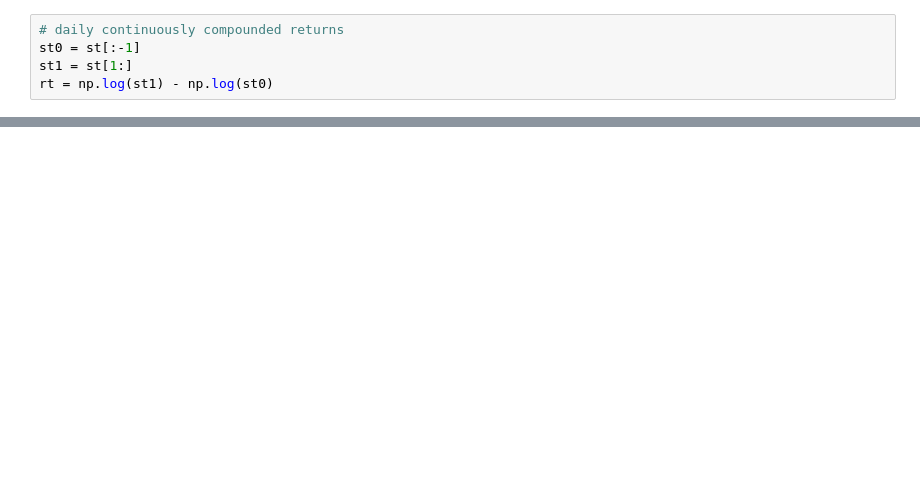
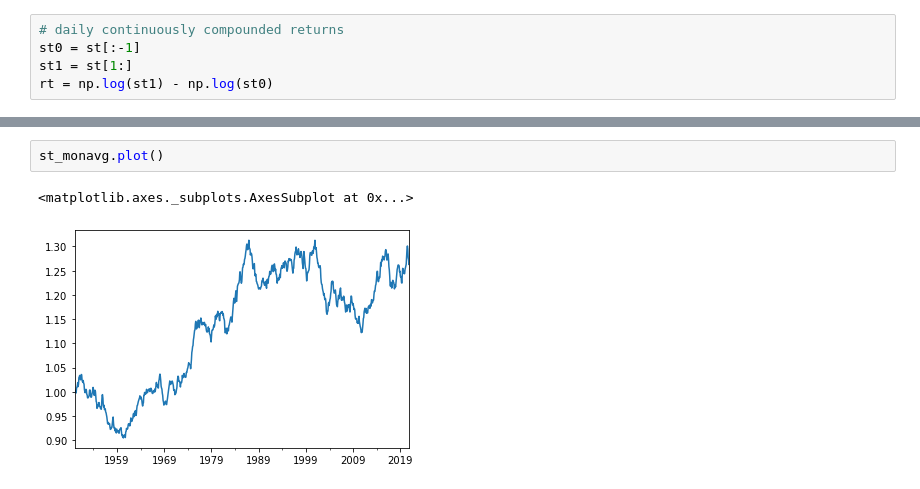
Before and after one commit to dexdx/FIN405_Problem-Sets, a Jupyter notebook: 1/assignment.1-code.ipynb, the cells around one changed output, grey strips where cells are left out. Saved outputs shown, nothing was run; the diff lists cells and outputs as text; blank space fills up the shorter version.

```diff
--- a/1/assignment.1-code.ipynb
+++ b/1/assignment.1-code.ipynb
@@ -42,0 +66,5 @@ annualized standard deviation of daily log-returns:  0.06428369855284949
+# %%
+st_monavg.plot()
+# %% [output]
+<matplotlib.axes._subplots.AxesSubplot at 0x...>
+[figure, added]
```
Also changed, not shown: parts of 9 cells of this notebook.
